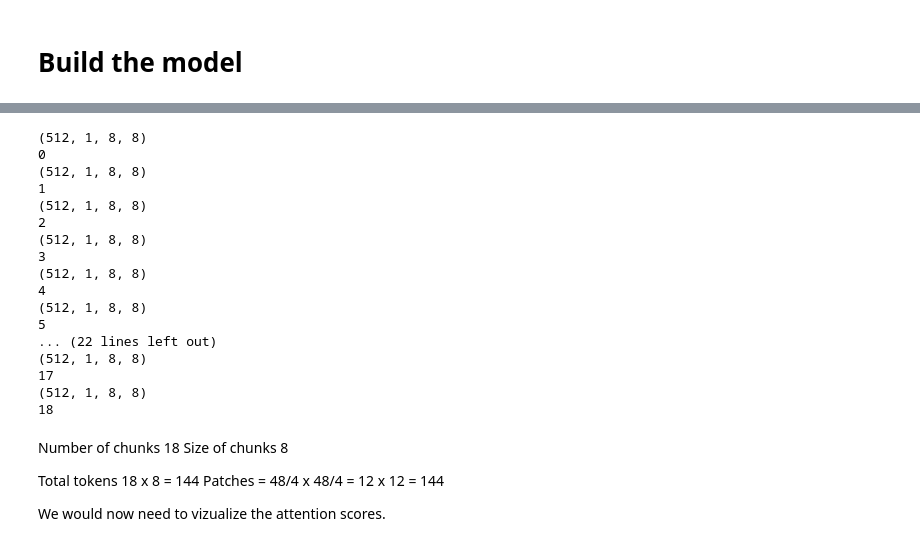
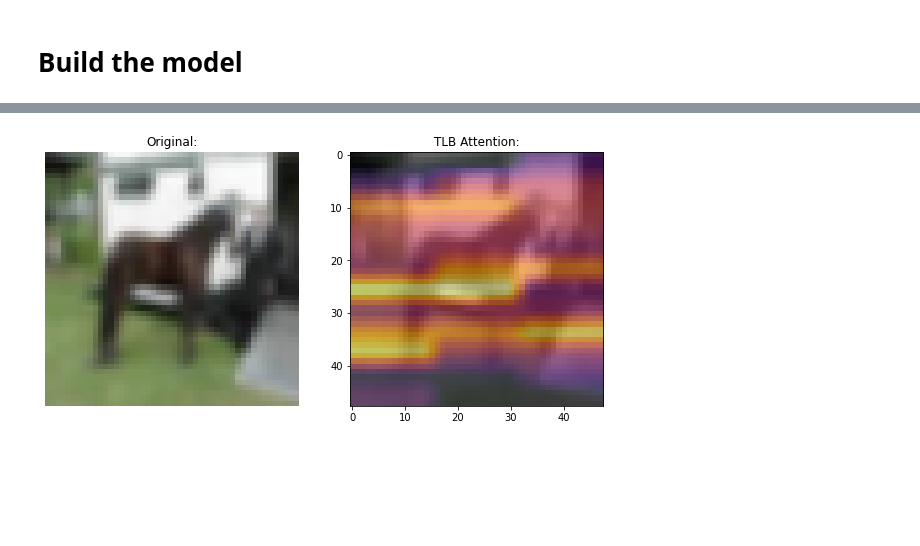
Before and after one commit to suvadityamuk/Temporal-Latent-Bottleneck-TF, a Jupyter notebook: notebooks/attention_scores.ipynb, the cells around one changed output, grey strips where cells are left out. Saved outputs shown, nothing was run; the diff lists cells and outputs as text; code cells hidden in the pictures; blank space fills up the shorter version.

```diff
--- a/notebooks/attention_scores.ipynb
+++ b/notebooks/attention_scores.ipynb
@@ -520,36 +541,3 @@ images, labels = next(iter(test_ds))
 # Set the flag for attn score
 model.rnn.cell.get_attn_scores = True
 outputs = model(images)
-
-del model.rnn.cell.attn_scores[0]
-
-for idx, score in enumerate(model.rnn.cell.attn_scores):
-    # (b, heads, target, input)
-    print(score.shape)
-    print(idx)
-# %% [output]
-(512, 1, 8, 8)
-0
-(512, 1, 8, 8)
-1
-(512, 1, 8, 8)
-2
-(512, 1, 8, 8)
-3
-(512, 1, 8, 8)
-4
-(512, 1, 8, 8)
-5
-... (22 lines left out)
-(512, 1, 8, 8)
-17
-(512, 1, 8, 8)
-18
-# %% [markdown]
-Number of chunks 18
-Size of chunks 8
-
-Total tokens 18 x 8 = 144
-Patches = 48/4 x 48/4 = 12 x 12 = 144
-
-We would now need to vizualize the attention scores.
@@ -575,0 +547,41 @@ plt.imshow(embed_upsample[0, ..., 0], cmap='inferno')
+# %%
+def score_to_viz(chunk_score):
+    chunk_viz = tf.math.reduce_max(chunk_score, axis=-1) # get the most attended token
+    chunk_viz = tf.math.reduce_mean(chunk_viz, axis=1) # get the mean across heads
+    return chunk_viz
+# %%
+list_chunk_viz = [score_to_viz(x) for x in list_chunk_scores]
+# %%
+chunk_viz = tf.concat(list_chunk_viz[1:], axis=-1)
+chunk_viz = tf.reshape(
+    chunk_viz,
+    (BATCH_SIZE, IMAGE_SIZE//PATCH_SIZE, IMAGE_SIZE//PATCH_SIZE, 1)
+)
+# %%
+upsampled_heat_map = layers.UpSampling2D(
+    size=(4, 4),
+    interpolation='bilinear'
+)(chunk_viz)
+# %%
+fig, ax = plt.subplots(nrows=1, ncols=2, figsize=(10, 5))
+
+index = 20
+orig_image = images[index]
+overlay_image = upsampled_heat_map[index, ..., 0]
+
+ax[0].imshow(orig_image)
+ax[0].set_title("Original:")
+ax[0].axis("off")
+
+image = ax[1].imshow(orig_image)
+ax[1].imshow(
+    overlay_image,
+    cmap="inferno",
+    alpha=0.6,
+    extent=image.get_extent()
+)
+ax[1].set_title("TLB Attention:")
+
+plt.show()
+# %% [output]
+[figure, added]
```
Also changed, not shown: parts of 13 cells of this notebook.
